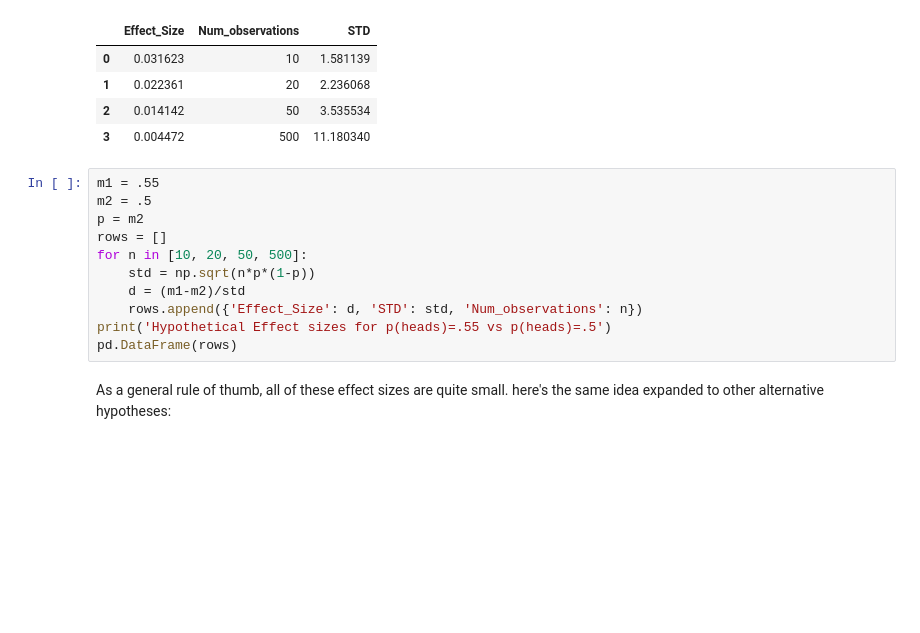
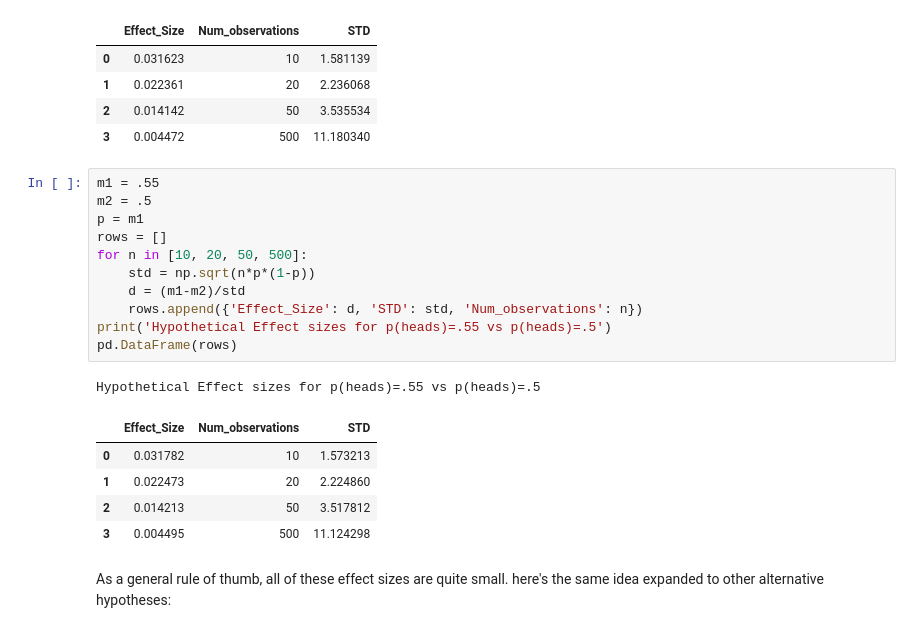
Before and after one commit to harrisonhardin/dsc-statistical-power-houston-ds-042219, a Jupyter notebook: index.ipynb, the cells around one changed output. Saved outputs shown, nothing was run; the diff lists cells and outputs as text; blank space fills up the shorter version.

```diff
--- a/index.ipynb
+++ b/index.ipynb
@@ -72,14 +72,21 @@ Hypothetical Effect sizes for p(heads)=.55 vs p(heads)=.5
 # %%
 m1 = .55
 m2 = .5
-p = m2
+p = m1
 rows = []
 for n in [10, 20, 50, 500]:
     std = np.sqrt(n*p*(1-p))
     d = (m1-m2)/std
     rows.append({'Effect_Size': d, 'STD': std, 'Num_observations': n})
 print('Hypothetical Effect sizes for p(heads)=.55 vs p(heads)=.5')
 pd.DataFrame(rows)
+# %% [output]
+Hypothetical Effect sizes for p(heads)=.55 vs p(heads)=.5
+|  | Effect_Size | Num_observations | STD |
+| 0 | 0.031782 | 10 | 1.573213 |
+| 1 | 0.022473 | 20 | 2.224860 |
+| 2 | 0.014213 | 50 | 3.517812 |
+| 3 | 0.004495 | 500 | 11.124298 |
 # %% [markdown]
 As a general rule of thumb, all of these effect sizes are quite small. here's the same idea expanded to other alternative hypotheses:
 # %%
```
